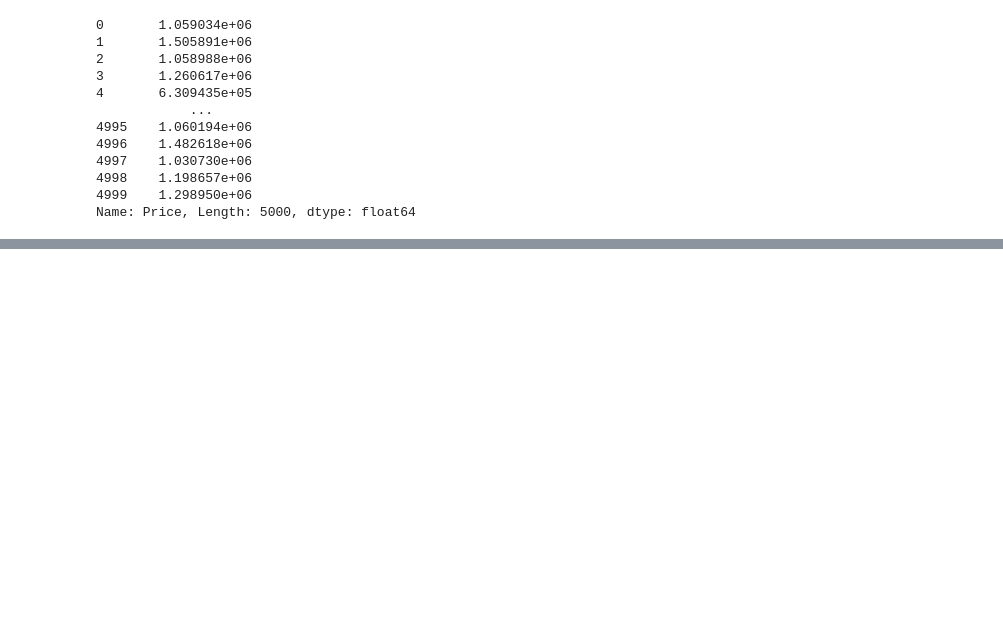
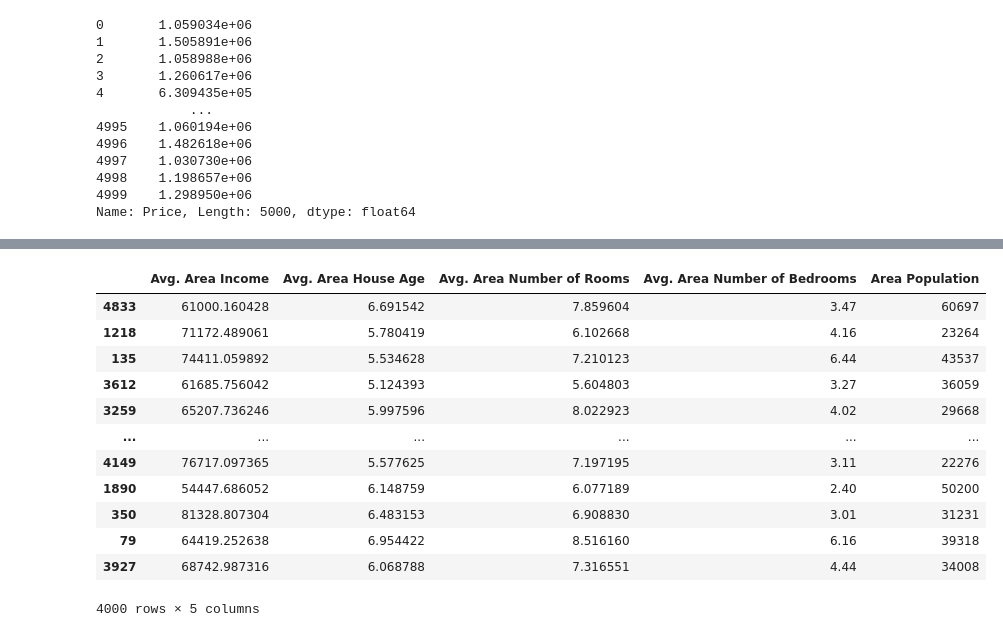
Before and after one commit to dev-ishtiaq/machine-learnig-journey, a Jupyter notebook: ML/regression_intro.ipynb, the cells around one changed output, grey strips where cells are left out. Drawn from its saved outputs; the diff is of its cells as text; code cells hidden in the pictures; blank space fills up the shorter version.

Commit message:
train test

```diff
--- a/ML/regression_intro.ipynb
+++ b/ML/regression_intro.ipynb
@@ -144,3 +144,19 @@ train_test_split(features, target)
  Name: Price, Length: 1250, dtype: float64]
 # %%
-X_Train, X_test, Y_train, Y_test = train_test_split(features, target)
+X_Train, X_test, Y_train, Y_test = train_test_split(features, target,random_state=100, train_size=.8)
+# %%
+X_Train
+# %% [output]
+|  | Avg. Area Income | Avg. Area House Age | Avg. Area Number of Rooms | Avg. Area Number of Bedrooms | Area Population |
+| 4833 | 61000.160428 | 6.691542 | 7.859604 | 3.47 | 60697 |
+| 1218 | 71172.489061 | 5.780419 | 6.102668 | 4.16 | 23264 |
+| 135 | 74411.059892 | 5.534628 | 7.210123 | 6.44 | 43537 |
+| 3612 | 61685.756042 | 5.124393 | 5.604803 | 3.27 | 36059 |
+| 3259 | 65207.736246 | 5.997596 | 8.022923 | 4.02 | 29668 |
+| ... | ... | ... | ... | ... | ... |
+| 4149 | 76717.097365 | 5.577625 | 7.197195 | 3.11 | 22276 |
+| 1890 | 54447.686052 | 6.148759 | 6.077189 | 2.40 | 50200 |
+| 350 | 81328.807304 | 6.483153 | 6.908830 | 3.01 | 31231 |
+| 79 | 64419.252638 | 6.954422 | 8.516160 | 6.16 | 39318 |
+| 3927 | 68742.987316 | 6.068788 | 7.316551 | 4.44 | 34008 |
+4000 rows × 5 columns
```
Also changed, not shown: parts of 2 cells of this notebook.
